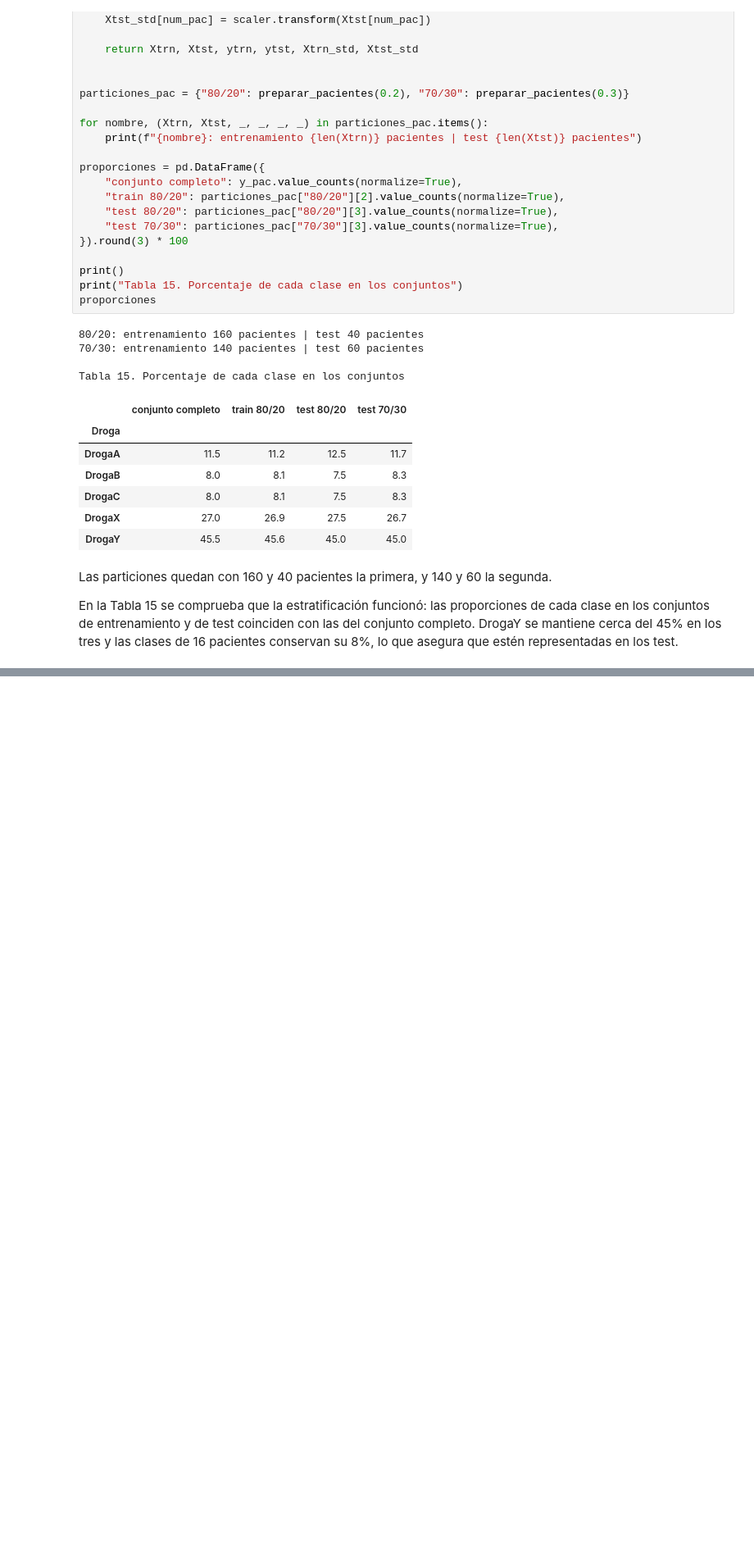
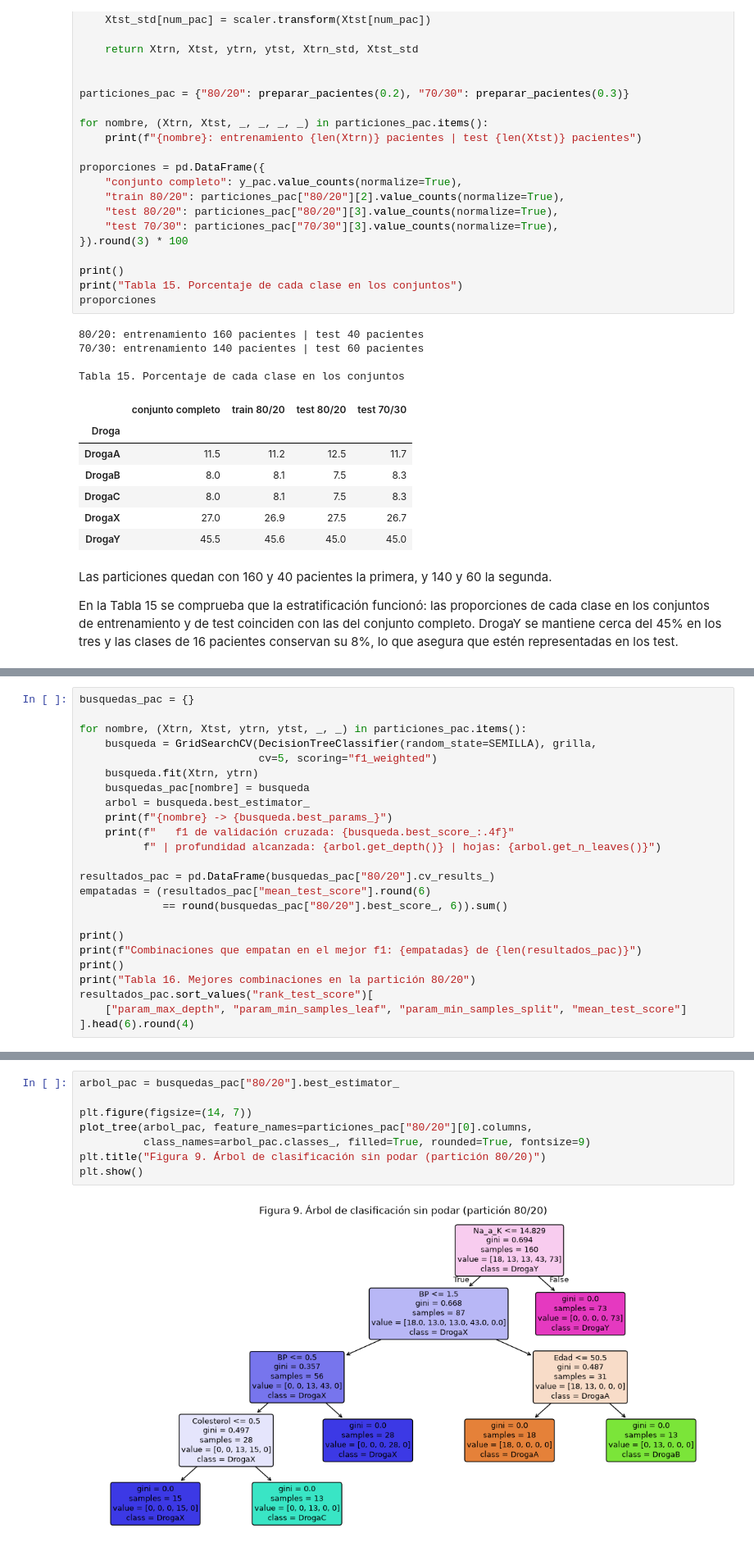
Before and after one commit to frankoespa/tuia-mineria-de-datos, a Jupyter notebook: tp2/tp2_mineria_renna_esparza.ipynb, the cells around one changed output, grey strips where cells are left out. Shown at 82% size. Saved outputs shown, nothing was run; the diff lists cells and outputs as text; blank space fills up the shorter version.

```diff
--- a/tp2/tp2_mineria_renna_esparza.ipynb
+++ b/tp2/tp2_mineria_renna_esparza.ipynb
@@ -729,0 +738,24 @@ En la Tabla 15 se comprueba que la estratificación funcionó: las proporciones
+# %%
+busquedas_pac = {}
+
+for nombre, (Xtrn, Xtst, ytrn, ytst, _, _) in particiones_pac.items():
+    busqueda = GridSearchCV(DecisionTreeClassifier(random_state=SEMILLA), grilla,
+                            cv=5, scoring="f1_weighted")
+    busqueda.fit(Xtrn, ytrn)
+    busquedas_pac[nombre] = busqueda
+    arbol = busqueda.best_estimator_
+    print(f"{nombre} -> {busqueda.best_params_}")
+    print(f"   f1 de validación cruzada: {busqueda.best_score_:.4f}"
+          f" | profundidad alcanzada: {arbol.get_depth()} | hojas: {arbol.get_n_leaves()}")
+
+resultados_pac = pd.DataFrame(busquedas_pac["80/20"].cv_results_)
+empatadas = (resultados_pac["mean_test_score"].round(6)
+             == round(busquedas_pac["80/20"].best_score_, 6)).sum()
+
+print()
+print(f"Combinaciones que empatan en el mejor f1: {empatadas} de {len(resultados_pac)}")
+print()
+print("Tabla 16. Mejores combinaciones en la partición 80/20")
+resultados_pac.sort_values("rank_test_score")[
+    ["param_max_depth", "param_min_samples_leaf", "param_min_samples_split", "mean_test_score"]
+].head(6).round(4)
@@ -729,0 +784,10 @@ En la Tabla 15 se comprueba que la estratificación funcionó: las proporciones
+# %%
+arbol_pac = busquedas_pac["80/20"].best_estimator_
+
+plt.figure(figsize=(14, 7))
+plot_tree(arbol_pac, feature_names=particiones_pac["80/20"][0].columns,
+          class_names=arbol_pac.classes_, filled=True, rounded=True, fontsize=9)
+plt.title("Figura 9. Árbol de clasificación sin podar (partición 80/20)")
+plt.show()
+# %% [output]
+[figure, added]
```
Also changed, not shown: parts of 14 cells of this notebook, 1 other file.
